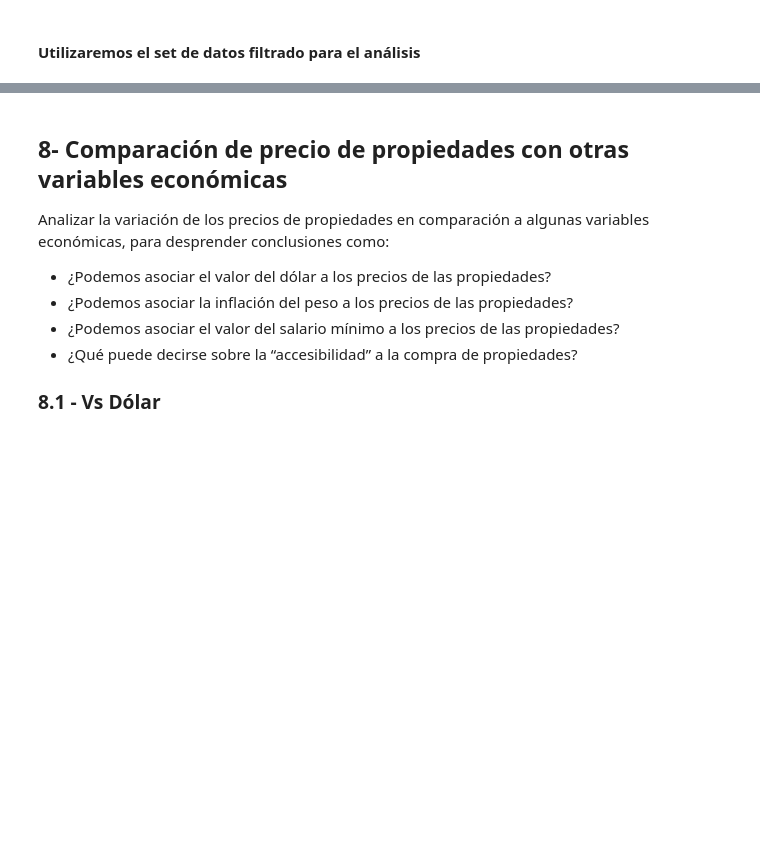
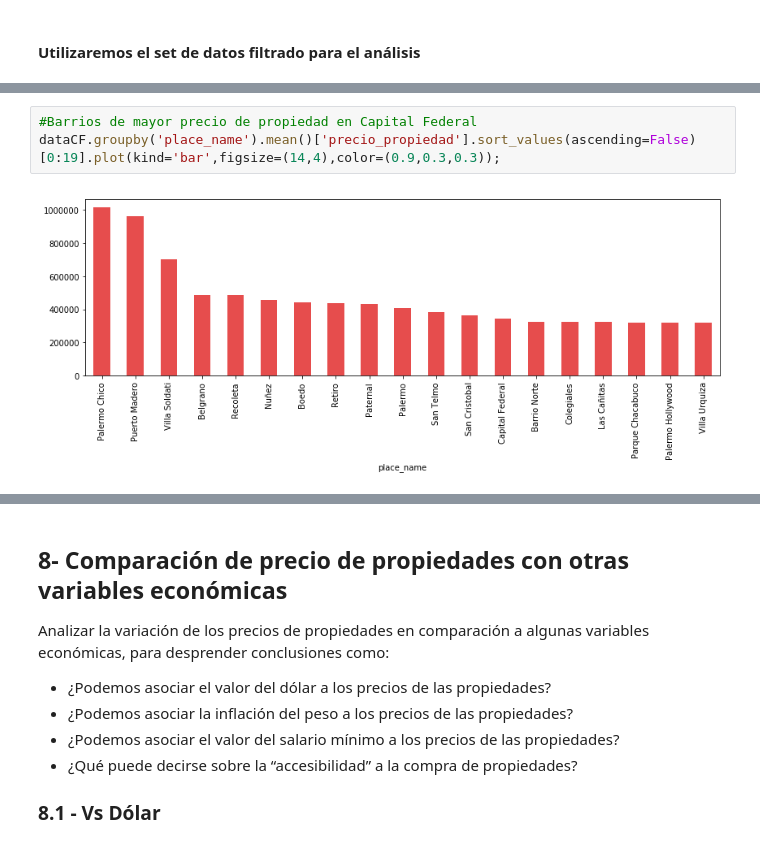
Before and after one commit to MatiasReimondo/Datos, a Jupyter notebook: Analisis de propiedades GBA y CABA.ipynb, the cells around one changed output, grey strips where cells are left out. Cells and saved outputs as stored; diff of their text form; blank space fills up the shorter version.

```diff
--- a/Analisis de propiedades GBA y CABA.ipynb
+++ b/Analisis de propiedades GBA y CABA.ipynb
@@ -294,0 +369,5 @@ dtype: int64
+# %%
+#Barrios de mayor precio de propiedad en Capital Federal
+dataCF.groupby('place_name').mean()['precio_propiedad'].sort_values(ascending=False)[0:19].plot(kind='bar',figsize=(14,4),color=(0.9,0.3,0.3));
+# %% [output]
+[figure, added]
```
Also changed, not shown: parts of 26 cells of this notebook.
